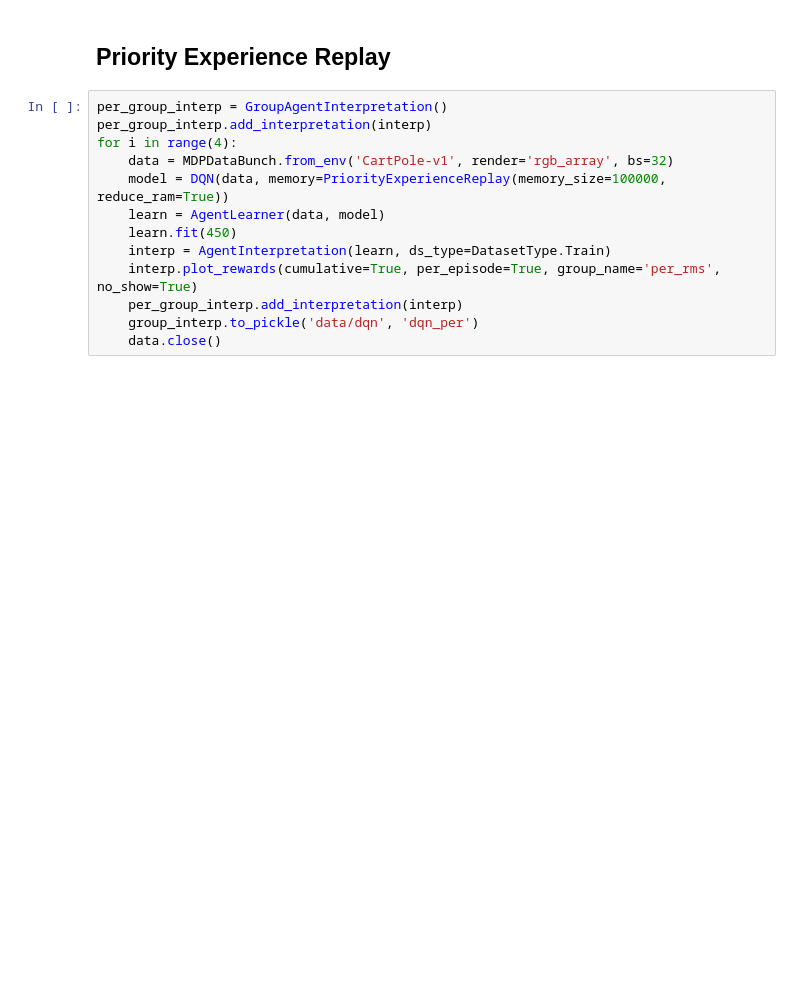
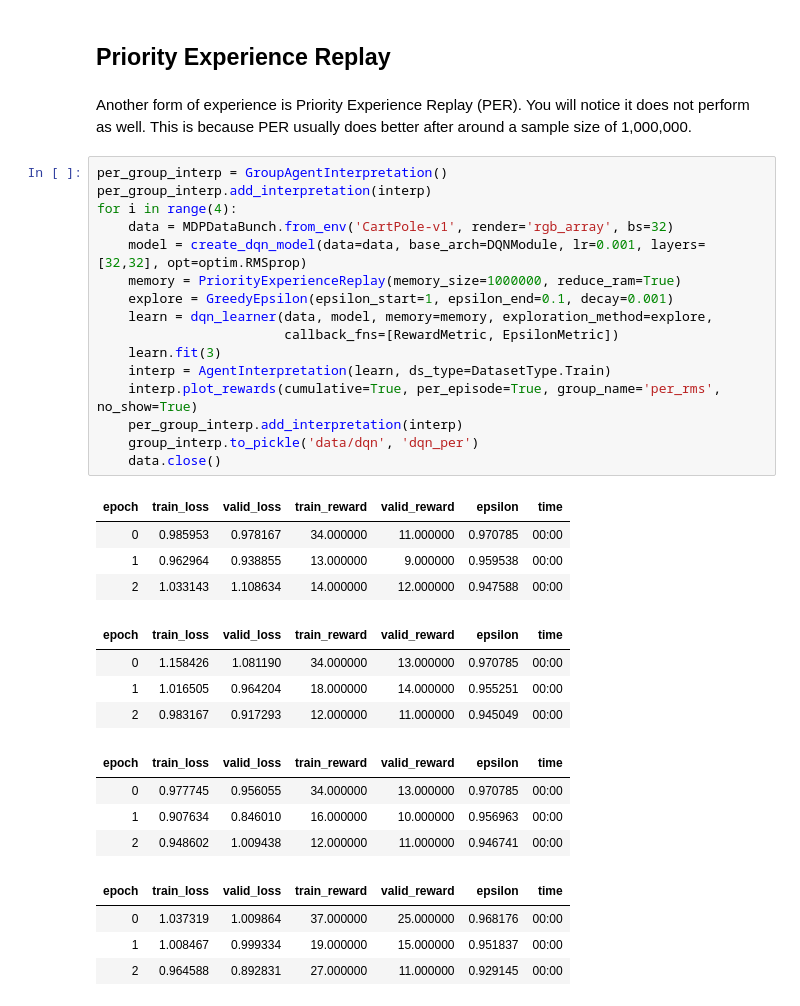
Before and after one commit to josiahls/fast-reinforcement-learning, a Jupyter notebook: docs_src/rl.agents.dqn.ipynb, the cells around one changed output. Drawn from its saved outputs; the diff is of its cells as text; blank space fills up the shorter version.

```diff
--- a/docs_src/rl.agents.dqn.ipynb
+++ b/docs_src/rl.agents.dqn.ipynb
@@ -66,18 +138,40 @@ group_interp.plot_reward_bounds(per_episode=True, smooth_groups=10)
 # %% [markdown]
 ## Priority Experience Replay
+# %% [markdown]
+Another form of experience is Priority Experience Replay (PER). You will notice it does not perform as well. This is because PER usually does better after around a sample size of 1,000,000.
 # %%
 per_group_interp = GroupAgentInterpretation()
 per_group_interp.add_interpretation(interp)
 for i in range(4):
     data = MDPDataBunch.from_env('CartPole-v1', render='rgb_array', bs=32)
-    model = DQN(data, memory=PriorityExperienceReplay(memory_size=100000, reduce_ram=True))
-    learn = AgentLearner(data, model)
-    learn.fit(450)
+    model = create_dqn_model(data=data, base_arch=DQNModule, lr=0.001, layers=[32,32], opt=optim.RMSprop)
+    memory = PriorityExperienceReplay(memory_size=1000000, reduce_ram=True)
+    explore = GreedyEpsilon(epsilon_start=1, epsilon_end=0.1, decay=0.001)
+    learn = dqn_learner(data, model, memory=memory, exploration_method=explore,
+                        callback_fns=[RewardMetric, EpsilonMetric])
+    learn.fit(3)
     interp = AgentInterpretation(learn, ds_type=DatasetType.Train)
     interp.plot_rewards(cumulative=True, per_episode=True, group_name='per_rms', no_show=True)
     per_group_interp.add_interpretation(interp)
     group_interp.to_pickle('data/dqn', 'dqn_per')
     data.close()
+# %% [output]
+| epoch | train_loss | valid_loss | train_reward | valid_reward | epsilon | time |
+| 0 | 0.985953 | 0.978167 | 34.000000 | 11.000000 | 0.970785 | 00:00 |
+| 1 | 0.962964 | 0.938855 | 13.000000 | 9.000000 | 0.959538 | 00:00 |
+| 2 | 1.033143 | 1.108634 | 14.000000 | 12.000000 | 0.947588 | 00:00 |
+| epoch | train_loss | valid_loss | train_reward | valid_reward | epsilon | time |
+| 0 | 1.158426 | 1.081190 | 34.000000 | 13.000000 | 0.970785 | 00:00 |
+| 1 | 1.016505 | 0.964204 | 18.000000 | 14.000000 | 0.955251 | 00:00 |
+| 2 | 0.983167 | 0.917293 | 12.000000 | 11.000000 | 0.945049 | 00:00 |
+| epoch | train_loss | valid_loss | train_reward | valid_reward | epsilon | time |
+| 0 | 0.977745 | 0.956055 | 34.000000 | 13.000000 | 0.970785 | 00:00 |
+| 1 | 0.907634 | 0.846010 | 16.000000 | 10.000000 | 0.956963 | 00:00 |
+| 2 | 0.948602 | 1.009438 | 12.000000 | 11.000000 | 0.946741 | 00:00 |
+| epoch | train_loss | valid_loss | train_reward | valid_reward | epsilon | time |
+| 0 | 1.037319 | 1.009864 | 37.000000 | 25.000000 | 0.968176 | 00:00 |
+| 1 | 1.008467 | 0.999334 | 19.000000 | 15.000000 | 0.951837 | 00:00 |
+| 2 | 0.964588 | 0.892831 | 27.000000 | 11.000000 | 0.929145 | 00:00 |
 # %%
 per_group_interp = GroupAgentInterpretation.from_pickle('data/cartpole_dqn', 'dqn_PriorityExperienceReplay_FEED_TYPE_STATE')
 per_group_interp.add_interpretation(group_interp)
```
Also changed, not shown: parts of 17 cells of this notebook, 7 other files.
